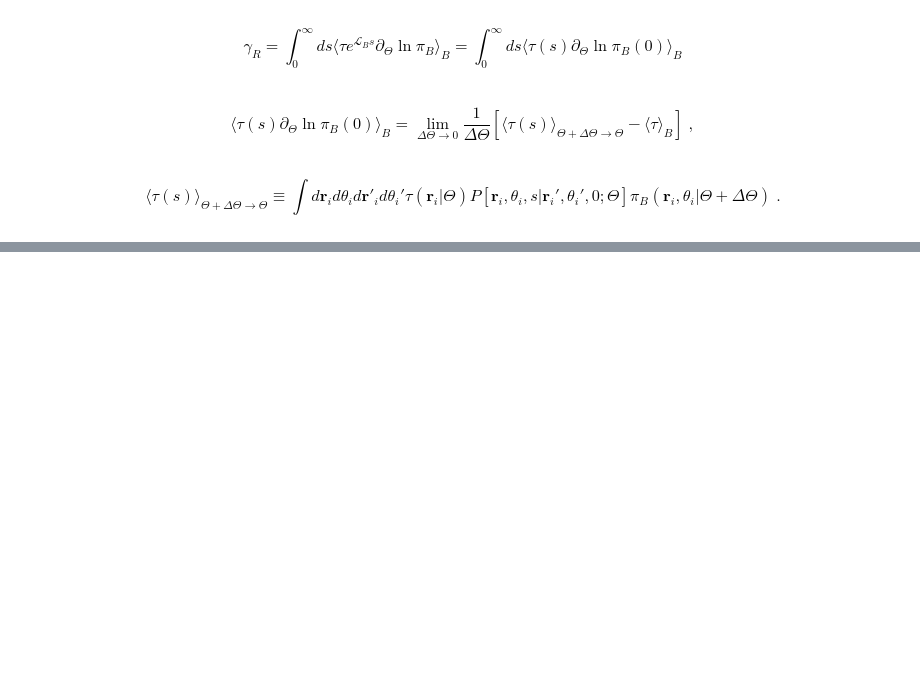
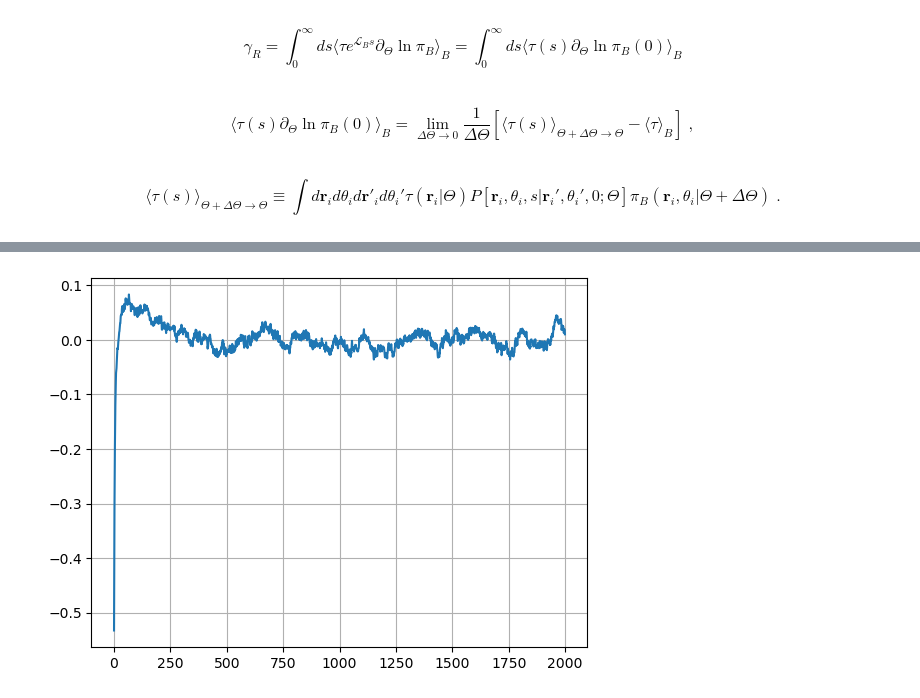
Before and after one commit to statphysnu/active_rotation, a Jupyter notebook: fluid_lab.ipynb, the cells around one changed output, grey strips where cells are left out. Drawn from its saved outputs; the diff is of its cells as text; code cells hidden in the pictures; blank space fills up the shorter version.

```diff
--- a/fluid_lab.ipynb
+++ b/fluid_lab.ipynb
@@ -284,0 +260,6 @@ for dtheta in dtheta_list:
+# %%
+plt.plot(tau_dtheta[:,j])
+plt.grid()
+plt.show()
+# %% [output]
+[figure, added]
```
Also changed, not shown: parts of 6 cells of this notebook.
